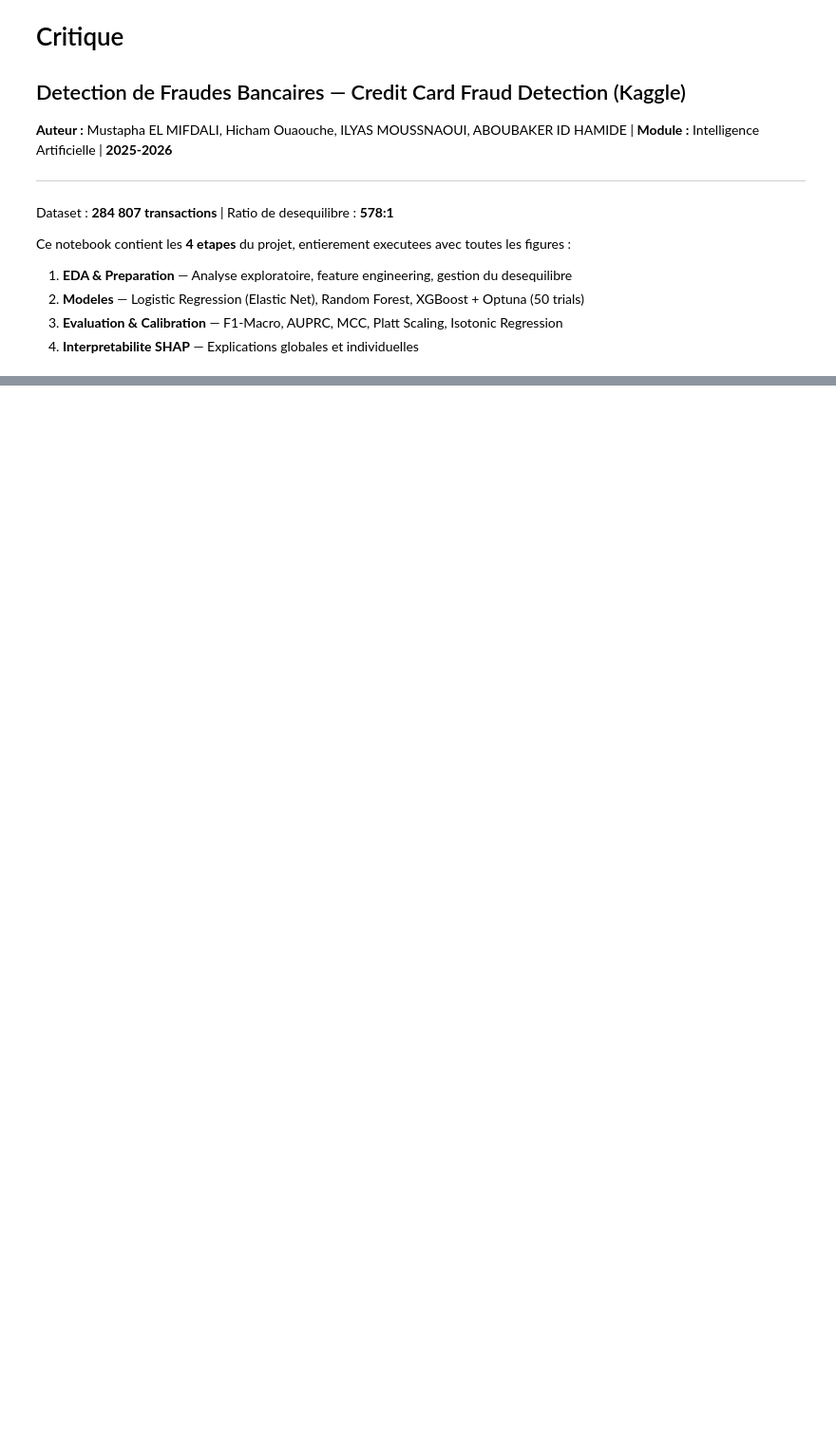
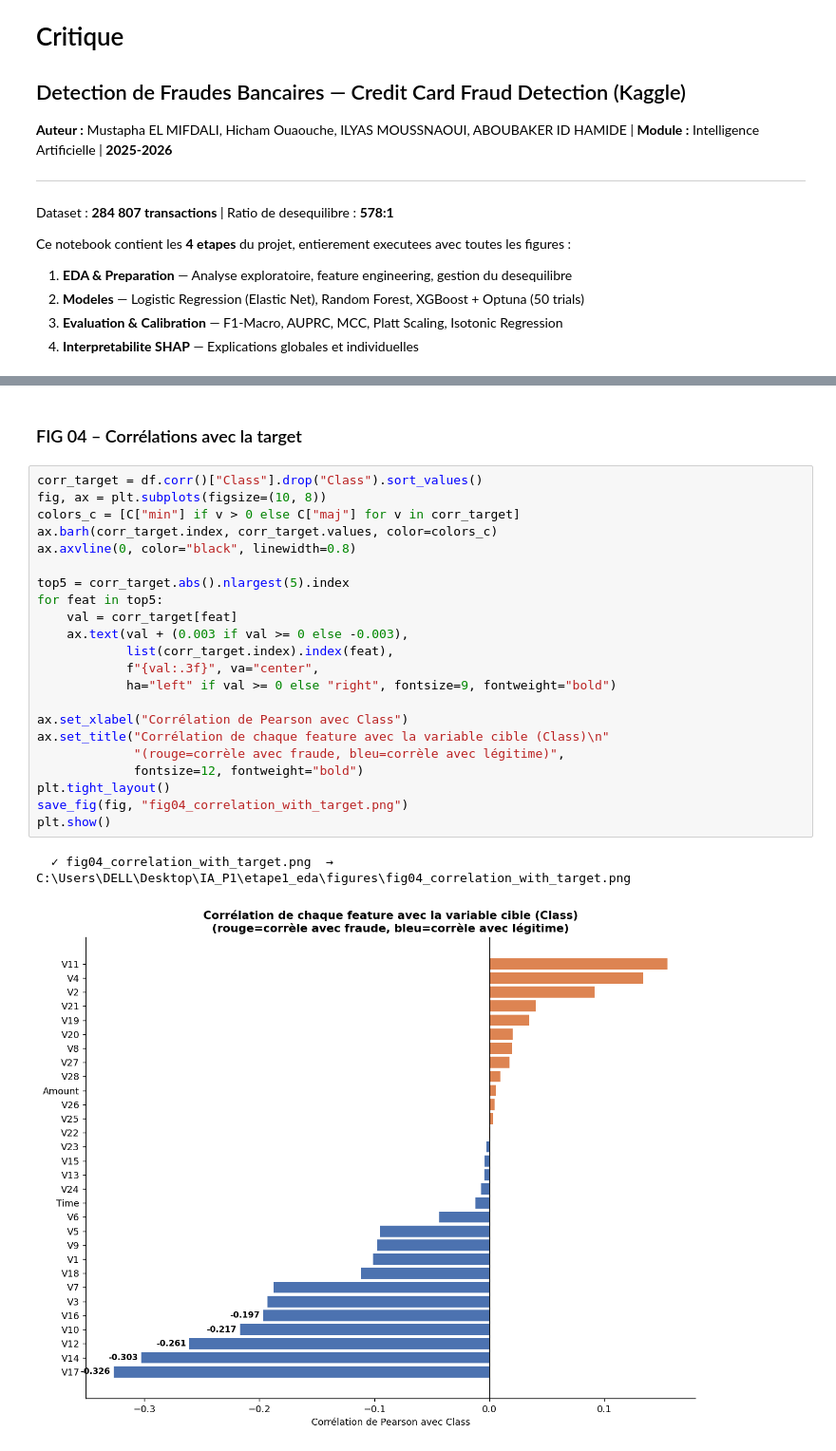
Before and after one commit to Mustapha-ELMIFDALI/IA_P1, a Jupyter notebook: notebook-projet-ai.ipynb, the cells around one changed output, grey strips where cells are left out. Shown at 95% size. Drawn from its saved outputs; the diff is of its cells as text; blank space fills up the shorter version.

```diff
--- a/notebook-projet-ai.ipynb
+++ b/notebook-projet-ai.ipynb
@@ -14,0 +315,27 @@ Ce notebook contient les **4 etapes** du projet, entierement executees avec tout
+# %% [markdown]
+### FIG 04 – Corrélations avec la target
+# %%
+corr_target = df.corr()["Class"].drop("Class").sort_values()
+fig, ax = plt.subplots(figsize=(10, 8))
+colors_c = [C["min"] if v > 0 else C["maj"] for v in corr_target]
+ax.barh(corr_target.index, corr_target.values, color=colors_c)
+ax.axvline(0, color="black", linewidth=0.8)
+
+top5 = corr_target.abs().nlargest(5).index
+for feat in top5:
+    val = corr_target[feat]
+    ax.text(val + (0.003 if val >= 0 else -0.003),
+            list(corr_target.index).index(feat),
+            f"{val:.3f}", va="center",
+            ha="left" if val >= 0 else "right", fontsize=9, fontweight="bold")
+
+ax.set_xlabel("Corrélation de Pearson avec Class")
+ax.set_title("Corrélation de chaque feature avec la variable cible (Class)\n"
+             "(rouge=corrèle avec fraude, bleu=corrèle avec légitime)",
+             fontsize=12, fontweight="bold")
+plt.tight_layout()
+save_fig(fig, "fig04_correlation_with_target.png")
+plt.show()
+# %% [output]
+  ✓ fig04_correlation_with_target.png  →  C:\Users\DELL\Desktop\IA_P1\etape1_eda\figures\fig04_correlation_with_target.png
+[figure, added]
```
Also changed, not shown: parts of 32 cells of this notebook, 14 other files.
